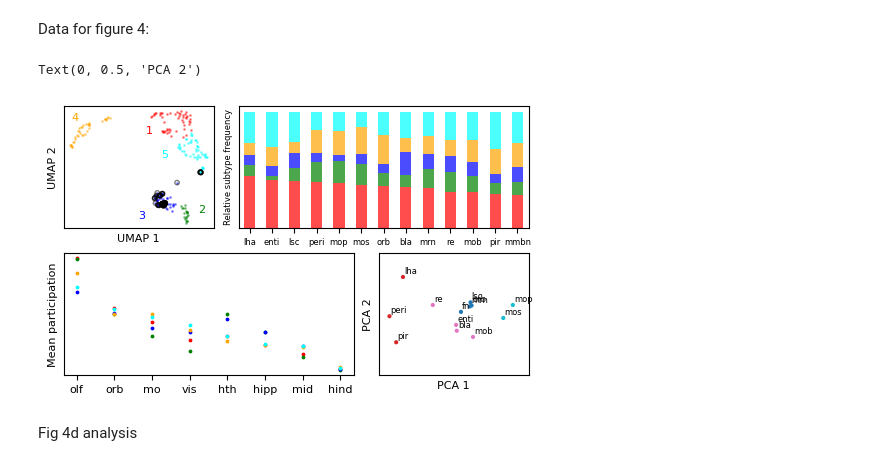
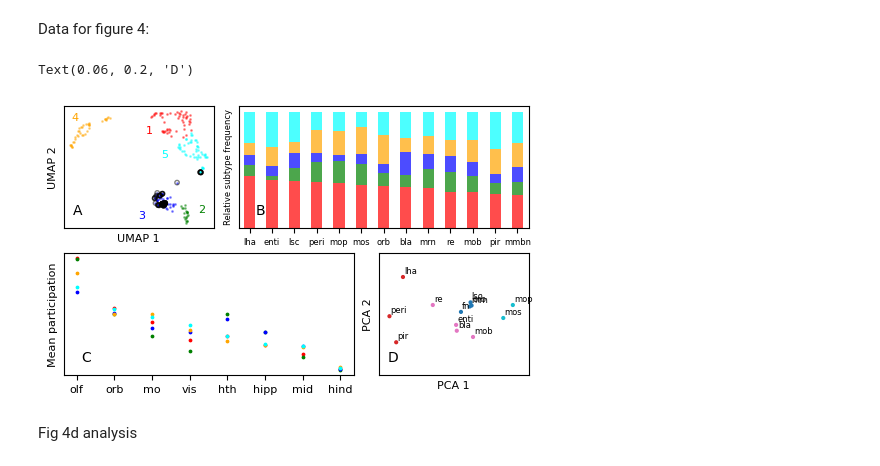
Before and after one commit to csndl-iitd/srg-tes-epilepsy-models, a Jupyter notebook: analysis/notebooks/Analyse fig_March_26.ipynb, the cells around one changed output. Cells and saved outputs as stored; diff of their text form; code cells hidden in the pictures.

```diff
--- a/analysis/notebooks/Analyse fig_March_26.ipynb
+++ b/analysis/notebooks/Analyse fig_March_26.ipynb
@@ -876,35 +950,59 @@ ax3.set_ylabel('Mean participation',fontsize=8)
 
 
 
 
 
 #4D
 ax4=fig.add_subplot(gs[5:10,9:14])
 ax4.set_xticks([])
 ax4.set_yticks([])
 # read data
 data_d = reader.data_read_bz2('results/figures/fig4d_data.pkl')
 nw_lbl = list(data_d.index)
 #applying pca to reduce 13x40 to 13x2
 reducer_pca=PCA(n_components=2,random_state=42)
 reducer_pca.fit(data_d.values)
 clu_tf_pca=reducer_pca.transform(data_d.values)
 #apply kmeans
 kmeans_pl = KMeans(n_clusters=4, random_state=42)
 clus_pl = kmeans_pl.fit_predict(clu_tf_pca)
 #scatter plot
 ax4.scatter(clu_tf_pca[:,0],clu_tf_pca[:,1],c=clus_pl,cmap='tab10',s=4)
 for i, label in enumerate(nw_lbl):
     ax4.text(clu_tf_pca[i,0]+0.02, clu_tf_pca[i,1]+0.08, label, fontsize=6)
 ax4.set_xlim(-1.5,1.5)
 ax4.set_ylim(-1.5,1.5)
 ax4.set_xlabel('PCA 1',fontsize=8)
 ax4.set_ylabel('PCA 2',fontsize=8)
 
 # ax4.text(0.3,0.5,'To be made')
+
+ax1.text(0.06, 0.2, "A",
+         transform=ax1.transAxes,
+
+         va="top", ha="left",
+         )
+
+ax2.text(0.06, 0.2, "B",
+         transform=ax2.transAxes,
+
+         va="top", ha="left"
+        )
+
+ax3.text(0.06, 0.2, "C",
+         transform=ax3.transAxes,
+
+         va="top", ha="left"
+         )
+
+ax4.text(0.06, 0.2, "D",
+         transform=ax4.transAxes,
+
+         va="top", ha="left"
+         )
 # %% [output]
-Text(0, 0.5, 'PCA 2')
+Text(0.06, 0.2, 'D')
-[figure, old version]
+[figure, new version]
 # %% [markdown]
 Fig 4d analysis
 # %% [markdown]
```
Also changed, not shown: parts of 5 cells of this notebook.
